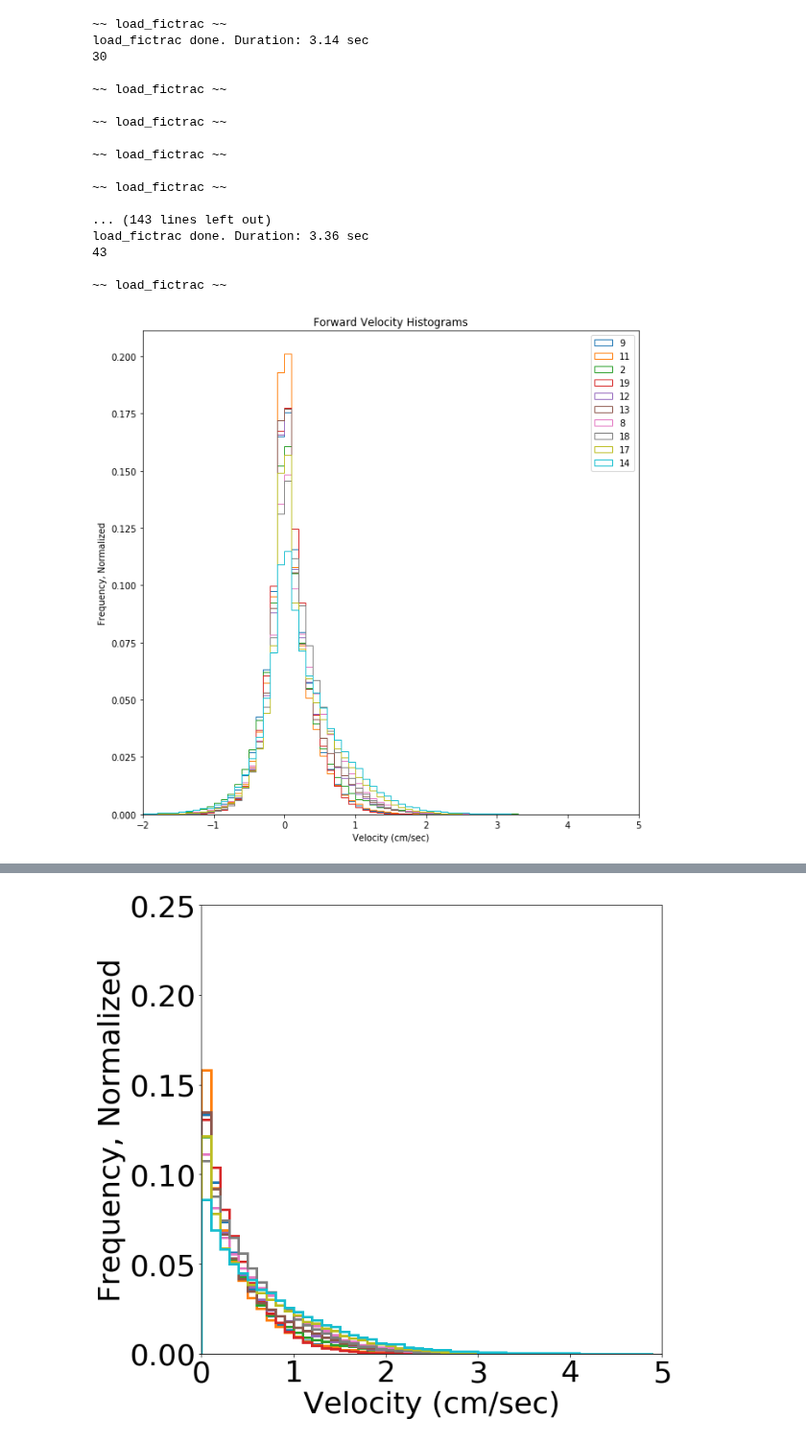
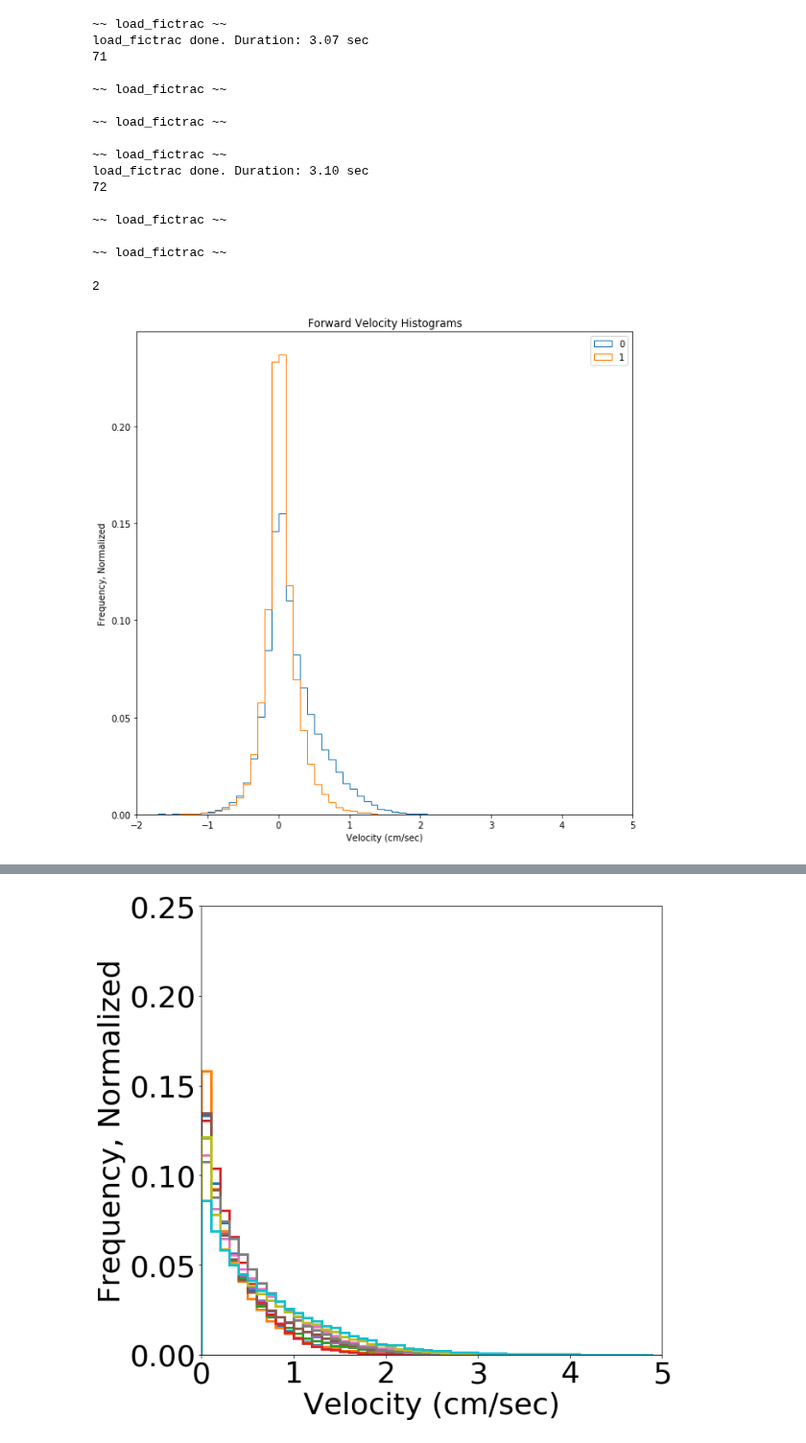
Before and after one commit to bellabrez/bigbadbrain, a Jupyter notebook: jupyter_notebooks/20190912 - Fictrac behavior figures (committee meeting).ipynb, the cells around one changed output, grey strips where cells are left out. Shown at 96% size. Cells and saved outputs as stored; diff of their text form; code cells hidden in the pictures.

```diff
--- a/jupyter_notebooks/20190912 - Fictrac behavior figures (committee meeting).ipynb
+++ b/jupyter_notebooks/20190912 - Fictrac behavior figures (committee meeting).ipynb
@@ -15,7 +16,7 @@ from skimage.filters import threshold_triangle
 
 import bigbadbrain as bbb
 # %%
-flies = list(range(30,44))
+flies = [71,72]
 fictracs = []
 root_path = '/oak/stanford/groups/trc/data/Brezovec/2P_Imaging/20190101_walking_dataset'
 for fly in flies:
@@ -31,44 +32,47 @@ for fly in flies:
             pass
 # %% [output]
 ~~ load_fictrac ~~
-load_fictrac done. Duration: 3.14 sec
-30
+load_fictrac done. Duration: 3.07 sec
+71
 
 ~~ load_fictrac ~~
 
 ~~ load_fictrac ~~
 
 ~~ load_fictrac ~~
+load_fictrac done. Duration: 3.10 sec
+72
 
 ~~ load_fictrac ~~
 
-... (143 lines left out)
-load_fictrac done. Duration: 3.36 sec
-43
-
 ~~ load_fictrac ~~
+# %%
+len(fictracs)
+# %% [output]
+2
 # %%
 ########################################
 ### Plot Forward Velocity Histograms ###
 ########################################
 
 bins = np.ndarray.tolist(np.arange(-2,5,.1))
 fig = plt.figure(figsize=(10,10))
 behavior = 'dRotLabY'
-sphere_radius = 3.175e-3 #4.5e-3
+sphere_radius = 4.5e-3
 binned_data = []
 #for i in range(len(fictracs)):
-for i in [9, 11,  2, 19, 12, 13,  8, 18, 17, 14]:
+#for i in [9, 11,  2, 19, 12, 13,  8, 18, 17, 14]:
+for i in [0,1]:
     vector = fictracs[i][behavior]*sphere_radius # now in m per 20ms
-    vector = vector * 100 * 100 # multiply by Hz and cm/meter # now in cm per sec
+    vector = vector * 100 * 50 # multiply by Hz and cm/meter # now in cm per sec
     weights = np.ones_like(vector)/float(len(vector))
     binned,throwaway,throwaway2=plt.hist(vector,bins,weights=weights,label = str(i),stacked=True, histtype = 'step')
     binned_data.append(binned)
 plt.legend()
 plt.xlim(-2,5)
 plt.xlabel("Velocity (cm/sec)")
 plt.ylabel("Frequency, Normalized")
 plt.title("Forward Velocity Histograms")
 plt.show()
 # %% [output]
-[figure, old version]
+[figure, new version]
```
Also changed, not shown: parts of 2 cells of this notebook, 5 other files.
